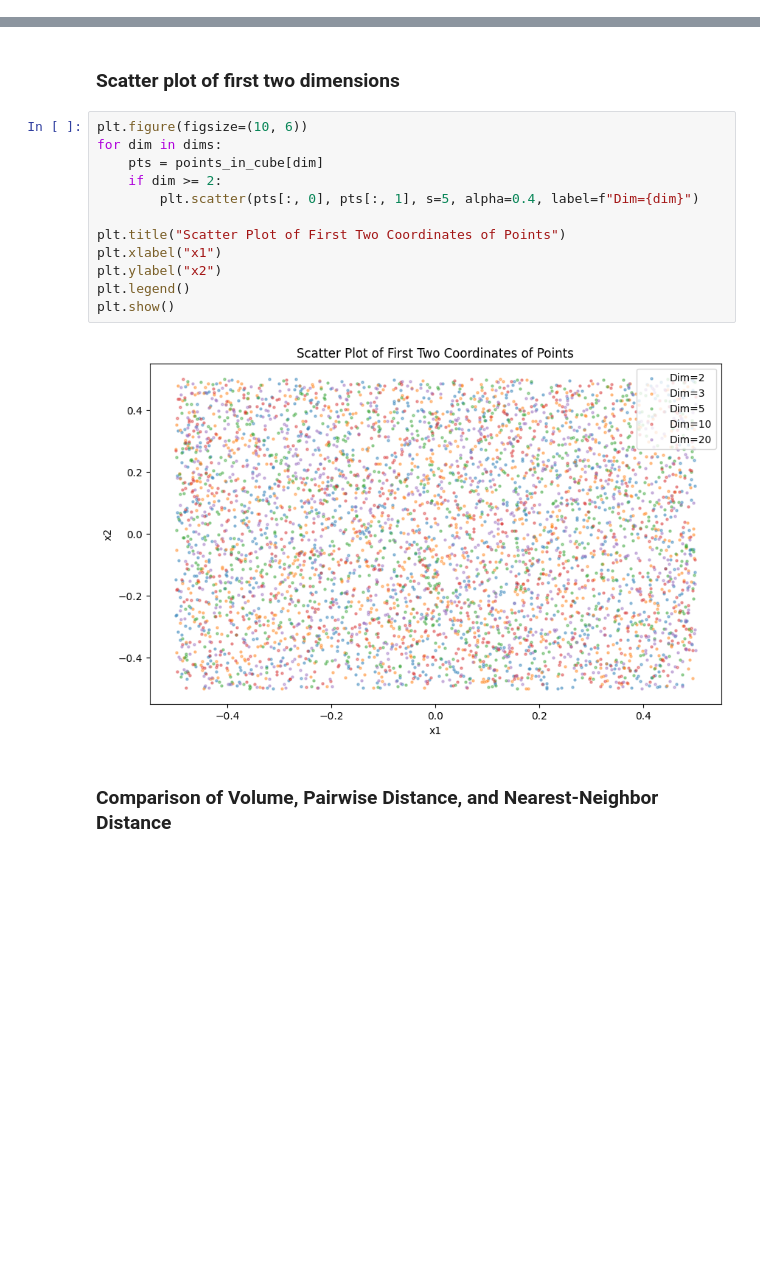
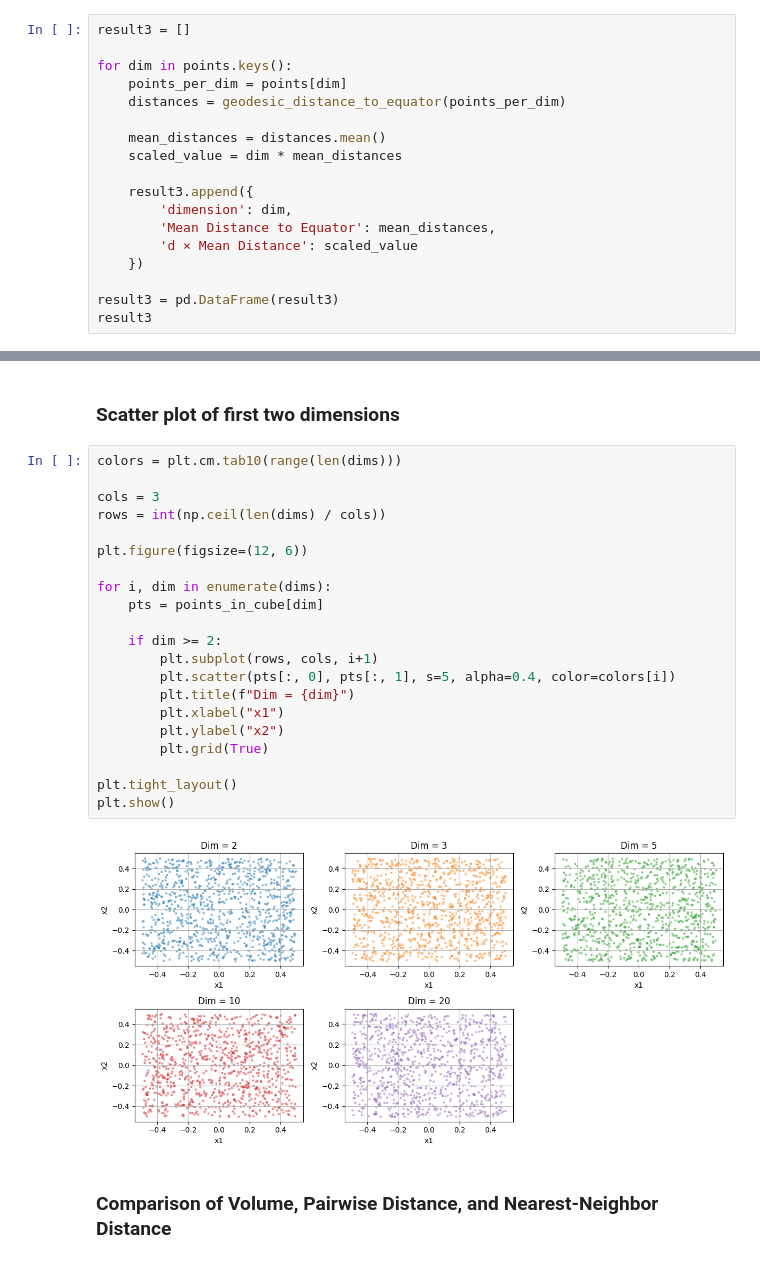
Before and after one commit to pouriaSameti/Mathematics-For-Data-Science, a Jupyter notebook: Project 1/code.ipynb, the cells around one changed output, grey strips where cells are left out. Cells and saved outputs as stored; diff of their text form; blank space fills up the shorter version.

```diff
--- a/Project 1/code.ipynb
+++ b/Project 1/code.ipynb
@@ -207,0 +210,18 @@ result2
+# %%
+result3 = []
+
+for dim in points.keys():
+    points_per_dim = points[dim]
+    distances = geodesic_distance_to_equator(points_per_dim)
+
+    mean_distances = distances.mean()
+    scaled_value = dim * mean_distances
+
+    result3.append({
+        'dimension': dim,
+        'Mean Distance to Equator': mean_distances,
+        'd × Mean Distance': scaled_value
+    })
+
+result3 = pd.DataFrame(result3)
+result3
@@ -273,19 +300,28 @@ result_2b
 # %% [markdown]
 ### Scatter plot of first two dimensions
 # %%
-plt.figure(figsize=(10, 6))
-for dim in dims:
+colors = plt.cm.tab10(range(len(dims)))
+
+cols = 3
+rows = int(np.ceil(len(dims) / cols))
+
+plt.figure(figsize=(12, 6))
+
+for i, dim in enumerate(dims):
     pts = points_in_cube[dim]
+
     if dim >= 2:
-        plt.scatter(pts[:, 0], pts[:, 1], s=5, alpha=0.4, label=f"Dim={dim}")
+        plt.subplot(rows, cols, i+1)
+        plt.scatter(pts[:, 0], pts[:, 1], s=5, alpha=0.4, color=colors[i])
+        plt.title(f"Dim = {dim}")
+        plt.xlabel("x1")
+        plt.ylabel("x2")
+        plt.grid(True)
 
-plt.title("Scatter Plot of First Two Coordinates of Points")
-plt.xlabel("x1")
-plt.ylabel("x2")
-plt.legend()
+plt.tight_layout()
 plt.show()
 # %% [output]
-[figure, old version]
+[figure, new version]
 # %% [markdown]
 ### Comparison of Volume, Pairwise Distance, and Nearest-Neighbor Distance
 # %%
```
Also changed, not shown: parts of 11 cells of this notebook.
